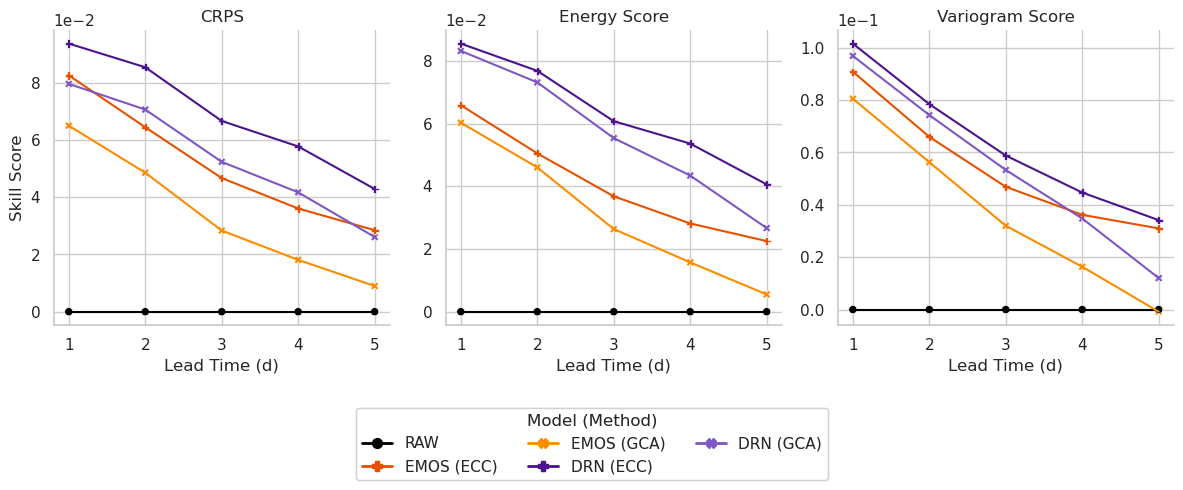
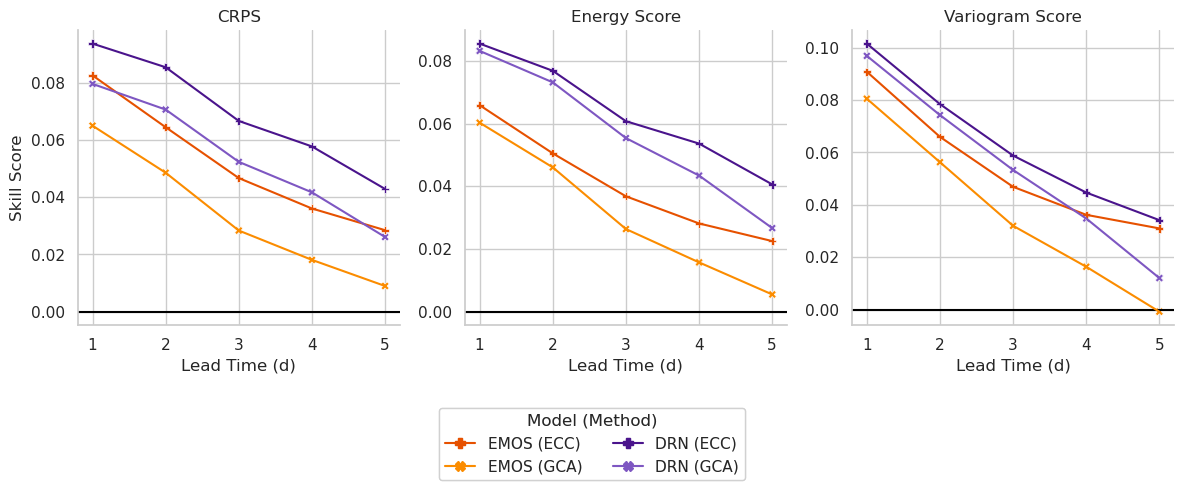
The change to this notebook cell's code, shown as a diff; its figure went from the first image to the second:
--- before
+++ after
@@ -98,6 +98,7 @@
     # Format y-axes with scientific notation for large numbers
     for ax in g.axes.flat:
-        ax.ticklabel_format(style="scientific", axis="y", scilimits=(0, 0))
+        # ax.ticklabel_format(style="scientific", axis="y", scilimits=(0, 0))
         ax.set_xlabel("Lead Time (d)")
+        ax.axhline(0, color="black", linewidth=1.5, zorder=1)
         ax.set_title(ax.get_title().replace("score = ", ""))
         # Only set y-label on the leftmost plots
@@ -115,5 +116,5 @@
             marker=method_markers.get(model_method_to_marker.get(m, "null"), "o"),
             linestyle="-",
-            linewidth=2,
+            linewidth=1.5,
             markersize=7,
             label=m,
@@ -124,25 +125,25 @@
     # Legend 2: Line style
     linestyle_handles = [
-        Line2D([0], [0], color="black", linestyle=(0, (4, 2)), linewidth=2, label="direct"),
-        Line2D([0], [0], color="black", linestyle="-", linewidth=2, label="indirect"),
+        Line2D([0], [0], color="black", linestyle=(0, (4, 2)), linewidth=1.5, label="direct"),
+        Line2D([0], [0], color="black", linestyle="-", linewidth=1.5, label="indirect"),
     ]
     if model_types == model_typess[0]:
         spacing1 = (0.5, -0.02)
-        ncol1 = 3
+        ncol1 = 2
     else:
         if model_types == model_typess[1]:
-            spacing1 = (0.46, -0.02)
-            ncol1 = 3
-            spacing2 = (0.74, -0.02)
+            spacing1 = (0.47, -0.02)
+            ncol1 = 2
+            spacing2 = (0.67, -0.02)
             ncol2 = 1
         elif model_types == model_typess[2]:
             spacing1 = (0.46, -0.02)
-            ncol1 = 3
-            spacing2 = (0.81, -0.02)
+            ncol1 = 2
+            spacing2 = (0.71, -0.02)
             ncol2 = 1
         else:
-            spacing1 = (0.44, -0.02)
-            ncol1 = 3
-            spacing2 = (0.715, -0.02)
+            spacing1 = (0.42, -0.02)
+            ncol1 = 2
+            spacing2 = (0.64, -0.02)
             ncol2 = 2
 
@@ -150,5 +151,5 @@
             linestyle_handles,
             ["direct", "indirect"],
-            title="Model Type",
+            title="Predict Type",
             bbox_to_anchor=spacing2,
             loc="upper center",

Commit: Add classifier-free guidance for flow matching models (#37)